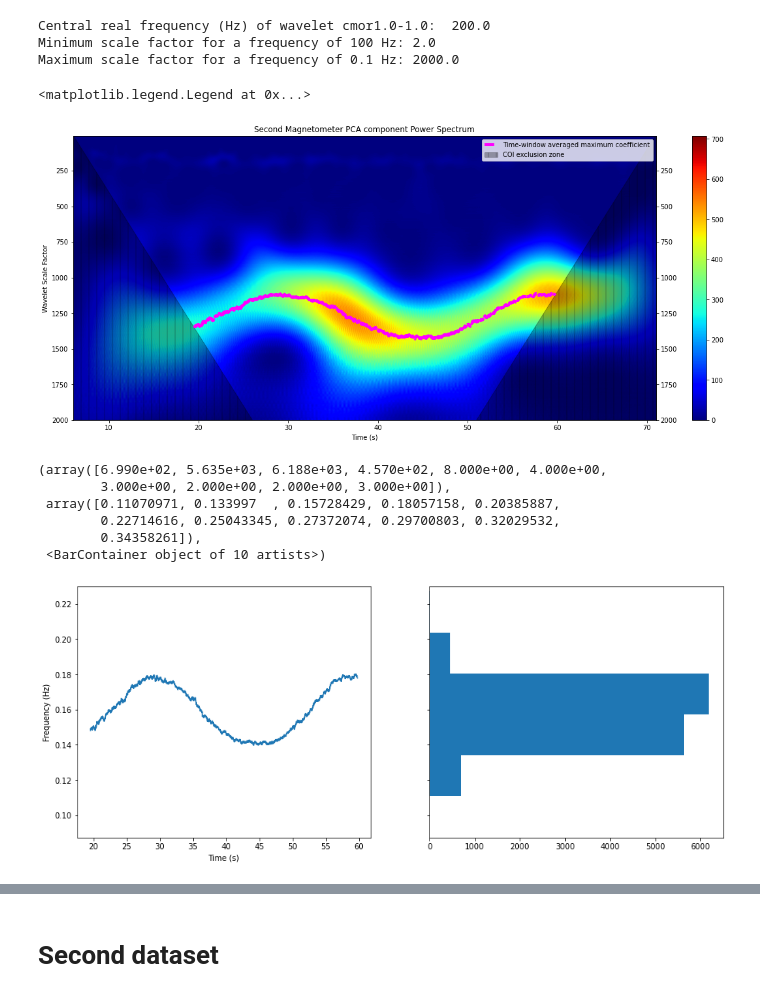
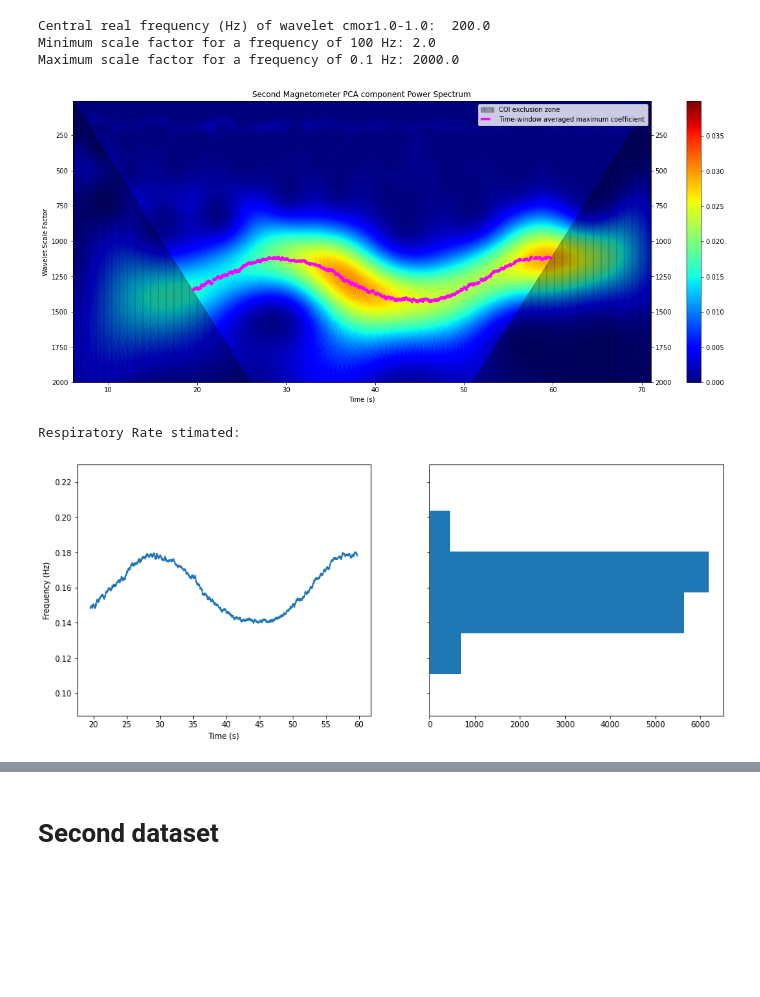
Before and after one commit to zanocrate/LCP_projects_Y4, a Jupyter notebook: Project.ipynb, the cells around one changed output, grey strips where cells are left out. Cells and saved outputs as stored; diff of their text form; code cells hidden in the pictures; blank space fills up the shorter version.

```diff
--- a/Project.ipynb
+++ b/Project.ipynb
@@ -567,20 +569,21 @@ coefs,cwt_freq = pywt.cwt(data_in,scales,wav,1/sampling_rate)
 power_spectrum = np.abs(coefs)**2
 # %%
 # mettere a posto normalizzazione rispetto a rumore
-var_data=np.var(data_in)
-power_spectrum_normalized = power_spectrum/var_data
-(y,x)=np.where(power_spectrum_normalized>3*var_data)
+var_spectr=np.var(power_spectrum)
+CL=0.5*5.99*1/sampling_rate #CL 95%
+power_spectrum_normalized = power_spectrum/var_spectr
+(y,x)=np.where(power_spectrum_normalized>CL)
 
 
-fig,ax=make_spectrogram(power_spectrum,scales,df.index,'Second Magnetometer PCA component Power Spectrum')
+fig,ax=make_spectrogram(power_spectrum_normalized,scales,df.index,'Second Magnetometer PCA component Power Spectrum')
 ax=plot_coi_over_spectrogram(ax,B,scales,sampling_rate,df.index.values)
 scales_max_avrg,mask=peak_seeking(power_spectrum,B,scales,sampling_rate,df.index.values)
+#ax.plot(df.index.values[x],scales[y],alpha=0.5,color='red')
 ax.plot(df.index.values[mask],scales_max_avrg[mask],linestyle='--',linewidth=4,color='magenta',label='Time-window averaged maximum coefficient')
 
-ax.legend()
+ax.legend();
 # %% [output]
-<matplotlib.legend.Legend at 0x...>
-[figure, old version]
+[figure, new version]
 # %%
 freqs_max_avrg = np.array([pywt.scale2frequency(wav,scale)*sampling_rate for scale in scales_max_avrg])
 
@@ -592,12 +595,9 @@ axs[0].plot(df.index.values[mask],freqs_max_avrg[mask])
 axs[0].set_xlabel("Time (s)")
 axs[0].set_ylabel("Frequency (Hz)")
 axs[0].set_ylim(mean_final-4*std_final,mean_final+4*std_final)
-axs[1].hist(freqs_max_avrg,orientation='horizontal')
+axs[1].hist(freqs_max_avrg,orientation='horizontal');
+
+print('Respiratory Rate stimated:')
 # %% [output]
-(array([6.990e+02, 5.635e+03, 6.188e+03, 4.570e+02, 8.000e+00, 4.000e+00,
-        3.000e+00, 2.000e+00, 2.000e+00, 3.000e+00]),
- array([0.11070971, 0.133997  , 0.15728429, 0.18057158, 0.20385887,
-        0.22714616, 0.25043345, 0.27372074, 0.29700803, 0.32029532,
-        0.34358261]),
- <BarContainer object of 10 artists>)
+Respiratory Rate stimated:
 [figure]
```
Also changed, not shown: parts of 7 cells of this notebook.
